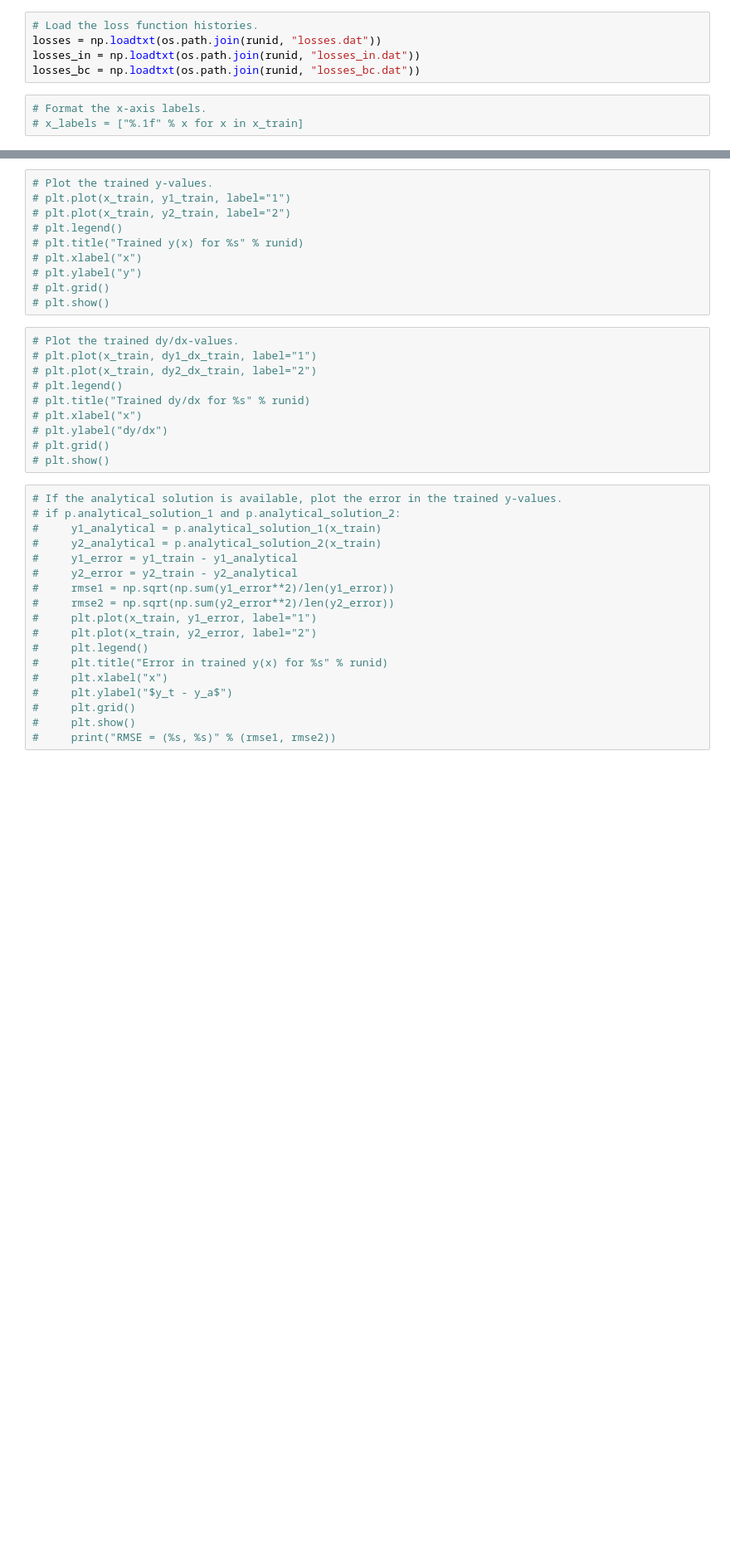
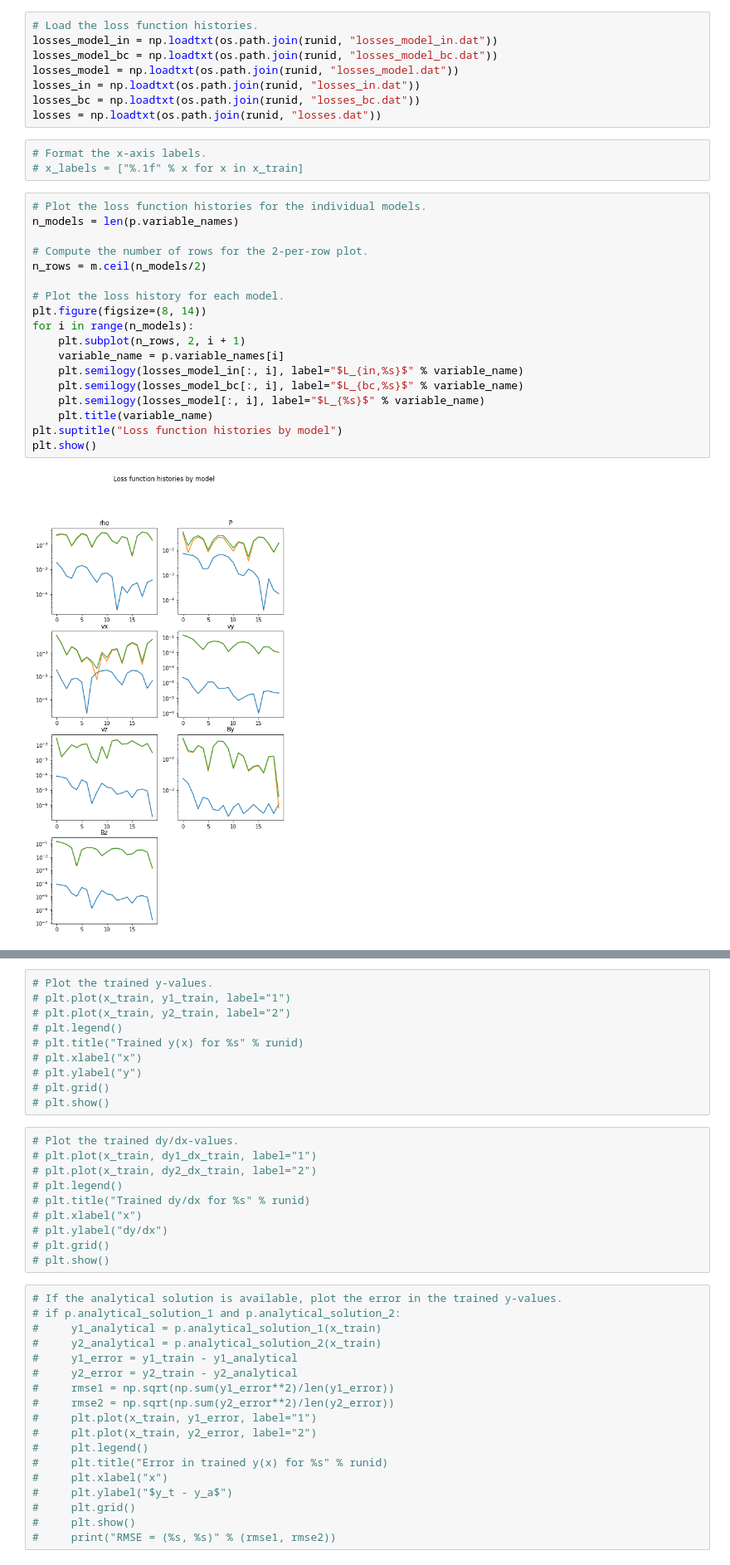
Before and after one commit to elwinter/1dmhd, a Jupyter notebook: pde1bvp_coupled_pinn.ipynb, the cells around one changed output, grey strips where cells are left out. Shown at 83% size. Cells and saved outputs as stored; diff of their text form; blank space fills up the shorter version.

Commit message:
Added support for per-model loss function history.

```diff
--- a/pde1bvp_coupled_pinn.ipynb
+++ b/pde1bvp_coupled_pinn.ipynb
@@ -35,12 +36,35 @@ import hyperparameters as hp
 # dy2_dx_val = np.loadtxt(os.path.join(runid, "dy2_dx_val.dat"))
 # %%
 # Load the loss function histories.
-losses = np.loadtxt(os.path.join(runid, "losses.dat"))
+losses_model_in = np.loadtxt(os.path.join(runid, "losses_model_in.dat"))
+losses_model_bc = np.loadtxt(os.path.join(runid, "losses_model_bc.dat"))
+losses_model = np.loadtxt(os.path.join(runid, "losses_model.dat"))
 losses_in = np.loadtxt(os.path.join(runid, "losses_in.dat"))
 losses_bc = np.loadtxt(os.path.join(runid, "losses_bc.dat"))
+losses = np.loadtxt(os.path.join(runid, "losses.dat"))
 # %%
 # Format the x-axis labels.
 # x_labels = ["%.1f" % x for x in x_train]
+# %%
+# Plot the loss function histories for the individual models.
+n_models = len(p.variable_names)
+
+# Compute the number of rows for the 2-per-row plot.
+n_rows = m.ceil(n_models/2)
+
+# Plot the loss history for each model.
+plt.figure(figsize=(8, 14))
+for i in range(n_models):
+    plt.subplot(n_rows, 2, i + 1)
+    variable_name = p.variable_names[i]
+    plt.semilogy(losses_model_in[:, i], label="$L_{in,%s}$" % variable_name)
+    plt.semilogy(losses_model_bc[:, i], label="$L_{bc,%s}$" % variable_name)
+    plt.semilogy(losses_model[:, i], label="$L_{%s}$" % variable_name)
+    plt.title(variable_name)
+plt.suptitle("Loss function histories by model")
+plt.show()
+# %% [output]
+[figure, added]
 # %%
 # Plot the loss function histories.
 plt.semilogy(losses, label="$L$")
```
Also changed, not shown: parts of 2 cells of this notebook, 1 other file.
